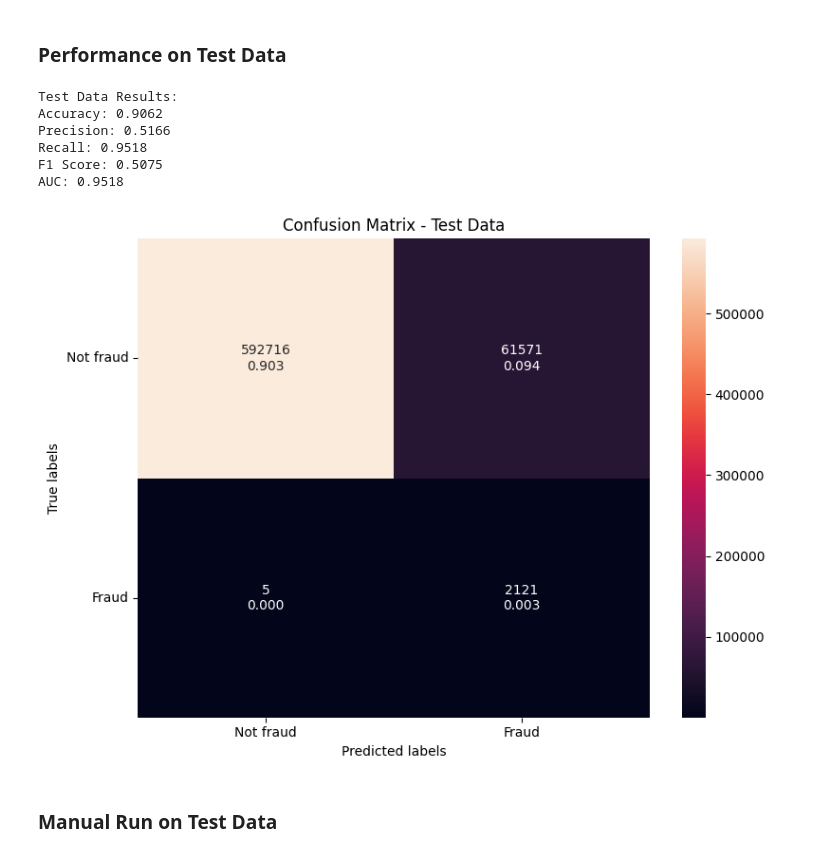
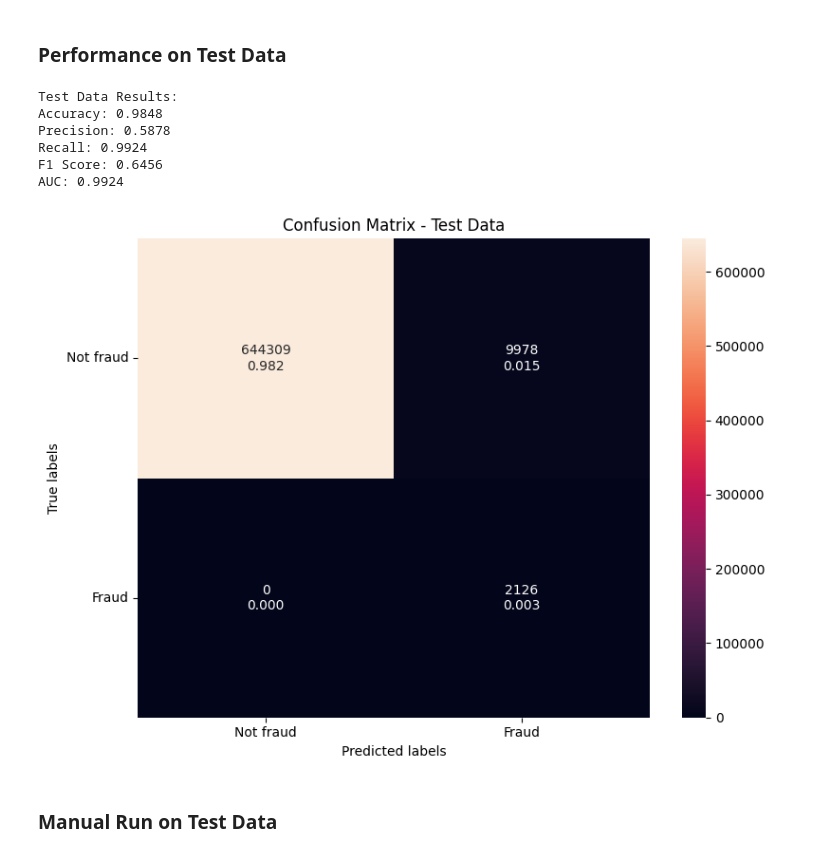
Before and after one commit to annccyn/dsa4263_project, a Jupyter notebook: Model Run with Test Data.ipynb, the cells around one changed output. Drawn from its saved outputs; the diff is of its cells as text; code cells hidden in the pictures.

Commit message:
refining hyperparameter grid

```diff
--- a/Model Run with Test Data.ipynb
+++ b/Model Run with Test Data.ipynb
@@ -74,3 +77,43 @@ print(f'Number of columns after one-hot encoding: {len(X_train_ohe.columns)}')
 Number of columns after one-hot encoding: 541
 # %% [markdown]
 ### Pipeline with Lasso (training)
+# %%
+numeric_columns = X_train.select_dtypes(include=['number']).columns.tolist()
+preprocessor=ColumnTransformer(
+    transformers=[
+        ('cat', OneHotEncoder(handle_unknown='ignore', sparse_output=False),
+categorical_columns),
+        ('num', MinMaxScaler(), numeric_columns)
+    ]
+)
+# %%
+# Define the pipeline with Lasso for feature selection followed by RandomForest
+lasso_pipe = Pipeline([
+    ('preprocessor', preprocessor),
+    ('feature_selection', SelectFromModel(Lasso(alpha=0.01))),
+    ('classifier', RandomForestClassifier(random_state=123))
+])
+
+# Define parameter grid
+param_grid = {
+    'classifier__n_estimators': [3,5],
+    'classifier__max_features': ['sqrt', 10],
+    'classifier__max_depth': [3, 5],
+    'classifier__criterion': ['gini', 'entropy']
+}
+
+# Set up GridSearchCV
+cv_lasso_pipe = GridSearchCV(
+    estimator=lasso_pipe,
+    param_grid=param_grid,
+    cv=5,
+    n_jobs=-1,
+    verbose=2,
+    scoring='f1'
+)
+
+# Fit the grid search
+cv_lasso_pipe.fit(X_train_smote, y_train_smote)
+
+# Get the best model
+best_lasso_pipe = cv_lasso_pipe.best_estimator_
@@ -203,11 +235,8 @@ Index(['amt', 'hour', 'prev_trans_fraud', 'count_fraud_7days',
 ### Performance on Test Data
 # %%
 # Use the best model from grid search to predict on test data
-#best_lasso_pipe.fit(X_train_ohe,y_train_smote)
-# X_test_transformed = best_lasso_pipe.transform(X_test)
 
-# X_test_transformed = best_lasso_pipe.fit_transform(X_test_ohe)
-y_pred_test = best_lasso_pipe.predict(X_test_ohe)
+y_pred_test = best_lasso_pipe.predict(X_test)
 
 # Calculate evaluation metrics on test data
 test_accuracy = accuracy_score(y_test, y_pred_test)
@@ -220,39 +249,39 @@ test_auc = roc_auc_score(y_test, y_pred_test)
 print("\nTest Data Results:")
 print(f"Accuracy: {test_accuracy:.4f}")
 print(f"Precision: {test_precision:.4f}")
 print(f"Recall: {test_recall:.4f}")
 print(f"F1 Score: {test_f1:.4f}")
 print(f"AUC: {test_auc:.4f}")
 
 # Plot confusion matrix for test data
 plt.figure(figsize=(8, 6))
 cm_test = confusion_matrix(y_test, y_pred_test)
 
 # Format text in boxes
 group_counts = ["{0:g}".format(value) for value in cm_test.flatten()]
 group_percentages = ["{0:.3f}".format(value) for value in cm_test.flatten()/np.sum(cm_test)]
 values = [f"{v1}\n{v2}" for v1, v2 in zip(group_counts, group_percentages)]
 values = np.asarray(values).reshape(2, 2)
 
 # Create plot for test data
 ax = plt.subplot()
 sns.heatmap(cm_test, annot=values, fmt='')
 
 ax.set_xlabel('Predicted labels')
 ax.set_ylabel('True labels')
 ax.set_title('Confusion Matrix - Test Data')
 ax.xaxis.set_ticklabels(['Not fraud', 'Fraud'])
 ax.yaxis.set_ticklabels(['Not fraud', 'Fraud'], rotation=0)
 plt.tight_layout()
 plt.show()
 # %% [output]
 Test Data Results:
-Accuracy: 0.9062
-Precision: 0.5166
-Recall: 0.9518
-F1 Score: 0.5075
-AUC: 0.9518
+Accuracy: 0.9848
+Precision: 0.5878
+Recall: 0.9924
+F1 Score: 0.6456
+AUC: 0.9924
-[figure, old version]
+[figure, new version]
 # %% [markdown]
 ### Manual Run on Test Data
 # %%
```
Also changed, not shown: parts of 7 cells of this notebook.
